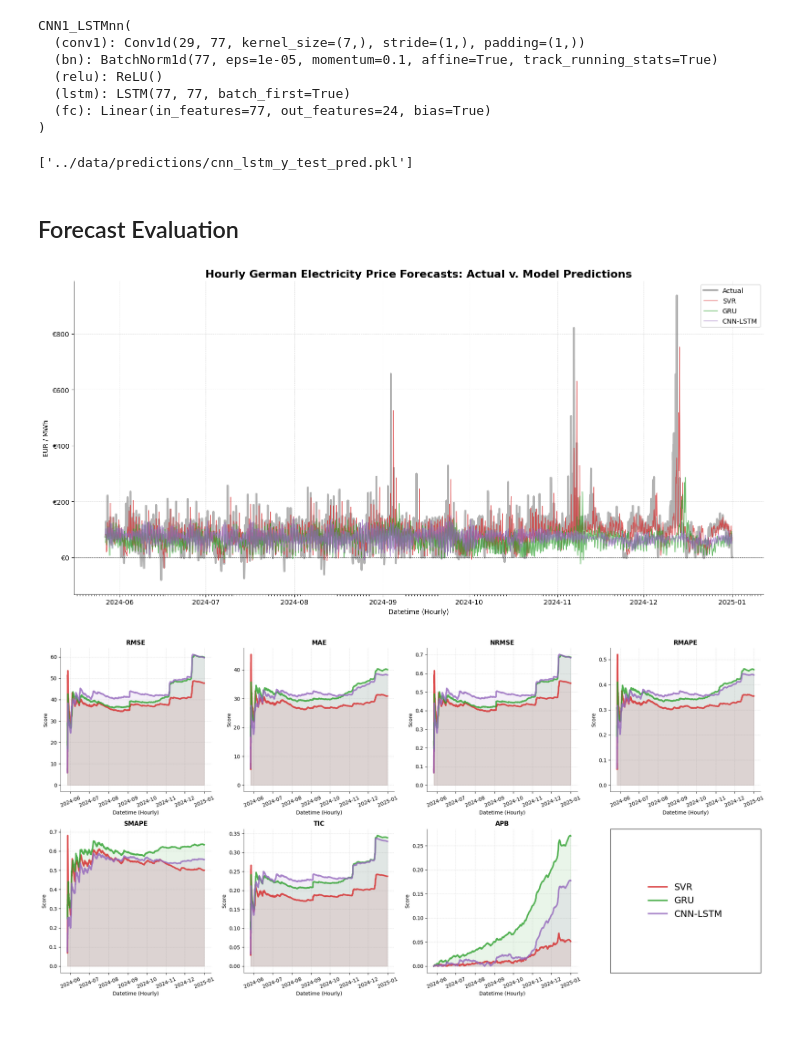
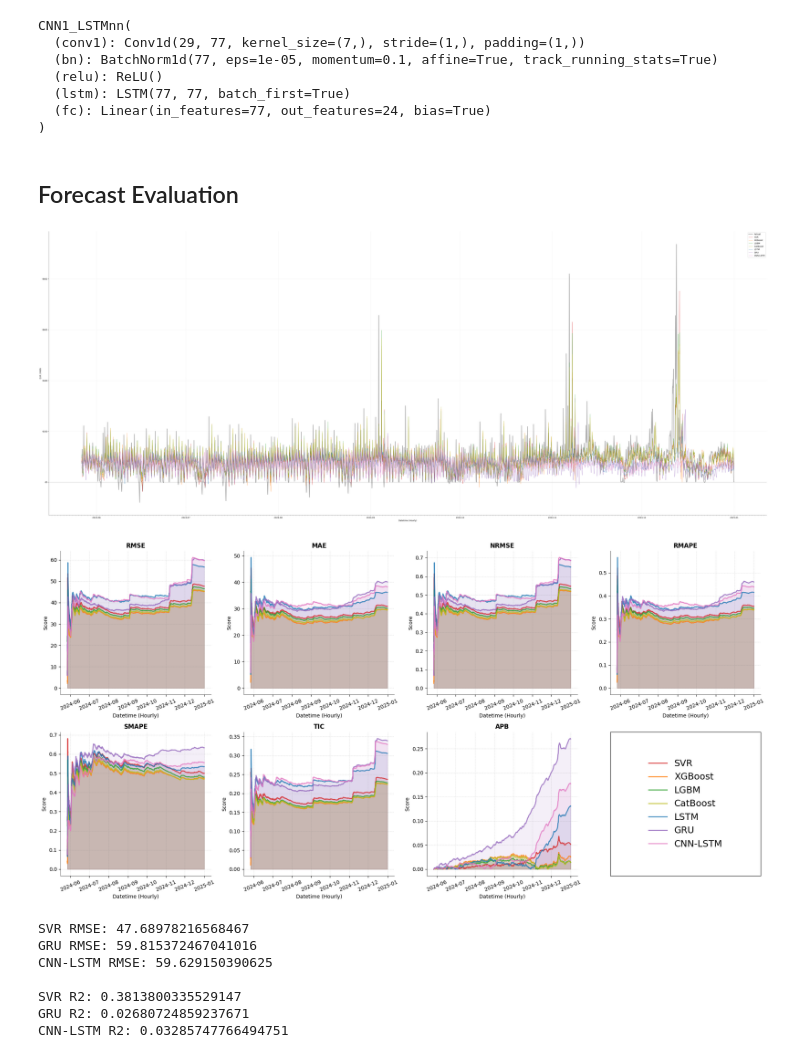
Before and after one commit to BenLeidig/de_lu_epf, a Jupyter notebook: doc/model_evaluation.ipynb, the cells around one changed output. Drawn from its saved outputs; the diff is of its cells as text; code cells hidden in the pictures; blank space fills up the shorter version.

```diff
--- a/doc/model_evaluation.ipynb
+++ b/doc/model_evaluation.ipynb
@@ -134,15 +134,15 @@ X_test_seq, y_test_seq = create_sequences(X_test_context, y_test_context, 24*7,
 # %% [markdown]
 ## Model Predictions
 # %%
-svr = joblib.load('../models/svr.pkl')
+# svr = joblib.load('../models/svr.pkl')
 
-gru = GRUnn(input_size=X_train.shape[1], hidden_size=35, output_size=1, num_layers=1, dropout=0.46465625165385216)
-gru.load_state_dict(torch.load('../models/gru_state.pt', map_location='cpu'))
-gru.eval()
+# gru = GRUnn(input_size=X_train.shape[1], hidden_size=35, output_size=1, num_layers=1, dropout=0.46465625165385216)
+# gru.load_state_dict(torch.load('../models/gru_state.pt', map_location='cpu'))
+# gru.eval()
 
-cnn_lstm = CNN1_LSTMnn(input_size=X_train.shape[1], hidden_size=77, output_size=1, conv1_out_channels=77, kernel_size=7, num_layers=1, dropout=0.1644971956709153)
-cnn_lstm.load_state_dict(torch.load('../models/cnn_lstm_state.pt', map_location='cpu'))
-cnn_lstm.eval()
+# cnn_lstm = CNN1_LSTMnn(input_size=X_train.shape[1], hidden_size=77, output_size=1, conv1_out_channels=77, kernel_size=7, num_layers=1, dropout=0.1644971956709153)
+# cnn_lstm.load_state_dict(torch.load('../models/cnn_lstm_state.pt', map_location='cpu'))
+# cnn_lstm.eval()
 # %% [output]
 CNN1_LSTMnn(
   (conv1): Conv1d(29, 77, kernel_size=(7,), stride=(1,), padding=(1,))
@@ -169,43 +169,54 @@ with torch.no_grad():
 # %%
-joblib.dump(y_test, '../data/predictions/y_test.pkl')
-joblib.dump(svr_y_test_pred, '../data/predictions/svr_y_test_pred.pkl')
-joblib.dump(gru_y_test_pred, '../data/predictions/gru_y_test_pred.pkl')
-joblib.dump(cnn_lstm_y_test_pred, '../data/predictions/cnn_lstm_y_test_pred.pkl')
+# joblib.dump(y_test, '../data/predictions/y_test.pkl')
+# joblib.dump(svr_y_test_pred, '../data/predictions/svr_y_test_pred.pkl')
+# joblib.dump(gru_y_test_pred, '../data/predictions/gru_y_test_pred.pkl')
+# joblib.dump(cnn_lstm_y_test_pred, '../data/predictions/cnn_lstm_y_test_pred.pkl')
-# %% [output]
-['../data/predictions/cnn_lstm_y_test_pred.pkl']
+# %%
+y_test = joblib.load('../data/predictions/y_test.pkl')
+lstm_y_test_pred = joblib.load('../data/predictions/lstm_y_test_pred.pkl')
+svr_y_test_pred = joblib.load('../data/predictions/svr_y_test_pred.pkl')
+gru_y_test_pred = joblib.load('../data/predictions/gru_y_test_pred.pkl')
+cnn_lstm_y_test_pred = joblib.load('../data/predictions/cnn_lstm_y_test_pred.pkl')
+xgb_y_test_pred = pd.read_csv('../data/predictions/xgb_y_test_pred.csv')['y_pred'].to_numpy()
+lgb_y_test_pred = pd.read_csv('../data/predictions/lgb_y_test_pred.csv')['y_pred'].to_numpy()
+cat_y_test_pred = pd.read_csv('../data/predictions/cat_y_test_pred.csv')['y_pred'].to_numpy()
 # %% [markdown]
 ## Forecast Evaluation
 # %%
-fig, ax = plt.subplots(figsize=(15, 7))
+fig, ax = plt.subplots(figsize=(50, 20))
 test_datetime = datetime[-len(y_test):]
 
 ax.plot(test_datetime, y_test, color='black', linewidth=3, alpha=0.3, label='Actual', zorder=1)
 ax.plot(test_datetime, svr_y_test_pred, color='tab:red', linewidth=1, alpha=0.7, label='SVR', zorder=2)
-ax.plot(test_datetime, gru_y_test_pred, color='tab:green', linewidth=1, alpha=0.7, label='GRU', zorder=2)
-ax.plot(test_datetime, cnn_lstm_y_test_pred, color='tab:purple', linewidth=1, alpha=0.7, label='CNN-LSTM', zorder=2)
+ax.plot(test_datetime, xgb_y_test_pred, color='tab:orange', linewidth=1, alpha=0.7, label='XGBoost', zorder=2)
+ax.plot(test_datetime, lgb_y_test_pred, color='tab:green', linewidth=1, alpha=0.7, label='LGBM', zorder=2)
+ax.plot(test_datetime, cat_y_test_pred, color='tab:olive', linewidth=1, alpha=0.7, label='CatBoost', zorder=2)
+ax.plot(test_datetime, lstm_y_test_pred, color='tab:blue', linewidth=1, alpha=0.7, label='LSTM', zorder=2)
+ax.plot(test_datetime, gru_y_test_pred, color='tab:purple', linewidth=1, alpha=0.7, label='GRU', zorder=2)
+ax.plot(test_datetime, cnn_lstm_y_test_pred, color='tab:pink', linewidth=1, alpha=0.7, label='CNN-LSTM', zorder=2)
 
 ax.axhline(0, color='black', linewidth=0.5, linestyle='--', zorder=0)
 
 ax.xaxis.set_major_formatter(mdates.DateFormatter('%Y-%m'))
 ax.xaxis.set_minor_locator(mdates.DayLocator())
 ax.yaxis.set_major_formatter(StrMethodFormatter('€{x:,.0f}'))
 ax.grid(which='major', linestyle='--', linewidth=0.5, alpha=0.3, color='gray')
 
 ax.legend()
 fig.tight_layout()
 
 ax.spines['top'].set_visible(False)
 ax.spines['right'].set_visible(False)
 ax.spines['left'].set_linewidth(0.5)
 ax.spines['bottom'].set_linewidth(0.5)
 
 ax.set_xlabel('Datetime (Hourly)')
 ax.set_ylabel('EUR / MWh')
-ax.set_title('Hourly German Electricity Price Forecasts: Actual v. Model Predictions', fontweight='bold', fontsize=16)
+# ax.set_title('Hourly German Electricity Price Forecasts: Actual v. Model Predictions', fontweight='bold', fontsize=16)
 plt.setp(ax.xaxis.get_majorticklabels(), rotation=0, ha='center')
 plt.show()
 # %% [output]
-[figure, old version]
+[figure, new version]
 # %%
 def cum_rmse(y_true, y_pred):
     y_true = np.asarray(y_true).ravel()
@@ -281,7 +292,7 @@ for metric, metric_str in zip([cum_rmse, cum_mae, cum_nrmse, cum_rmae, cum_smape
 fig, axes = plt.subplots(nrows=2, ncols=4, figsize=(20, 10))
 axes = axes.flatten()
 test_datetime = datetime[-len(y_test):]
-colors = ['tab:red', 'tab:green', 'tab:purple']
+colors = ['tab:red', 'tab:orange', 'tab:green', 'tab:olive', 'tab:blue', 'tab:purple', 'tab:pink']
 
 ax_ct = 0
 for metric, metric_str in zip([cum_rmse, cum_mae, cum_nrmse, cum_rmae, cum_smape, cum_tic, cum_apb], metric_strs):
@@ -289,7 +300,7 @@ for metric, metric_str in zip([cum_rmse, cum_mae, cum_nrmse, cum_rmae, cum_smape
     ax_ct += 1
     color_ct = 0
     for mod_str, mod_y_test_pred in zip(mod_strs, mod_y_test_preds):
-        ax.plot(test_datetime, score_dict[metric_str][mod_str], color=colors[color_ct], linewidth=3, alpha=0.8, label=mod_str, zorder=2)
+        ax.plot(test_datetime, score_dict[metric_str][mod_str], color=colors[color_ct], linewidth=2, alpha=0.8, label=mod_str, zorder=2)
         ax.fill_between(test_datetime, score_dict[metric_str][mod_str], color=colors[color_ct], alpha=0.1, zorder=1)
         color_ct += 1
 
@@ -319,6 +330,23 @@ handles, labels = axes[0].get_legend_handles_labels()
 legend_ax.legend(handles, labels, loc='center', frameon=False, fontsize=18, markerscale=2, bbox_to_anchor=(0.5, 0.5), bbox_transform=legend_ax.transAxes)
 
 fig.tight_layout()
+fig.savefig('../results/bias_evaluation.png', dpi=1000)
 plt.show()
 # %% [output]
-[figure, old version]
+[figure, new version]
+# %%
+print(f'SVR RMSE: {root_mean_squared_error(y_true=y_test, y_pred=svr_y_test_pred)}')
+print(f'GRU RMSE: {root_mean_squared_error(y_true=y_test, y_pred=gru_y_test_pred)}')
+print(f'CNN-LSTM RMSE: {root_mean_squared_error(y_true=y_test, y_pred=cnn_lstm_y_test_pred)}\n')
+
+print(f'SVR R2: {r2_score(y_true=y_test, y_pred=svr_y_test_pred)}')
+print(f'GRU R2: {r2_score(y_true=y_test, y_pred=gru_y_test_pred)}')
+print(f'CNN-LSTM R2: {r2_score(y_true=y_test, y_pred=cnn_lstm_y_test_pred)}')
+# %% [output]
+SVR RMSE: 47.68978216568467
+GRU RMSE: 59.815372467041016
+CNN-LSTM RMSE: 59.629150390625
+
+SVR R2: 0.3813800335529147
+GRU R2: 0.02680724859237671
+CNN-LSTM R2: 0.03285747766494751
```
Also changed, not shown: parts of 10 cells of this notebook, 10 other files.
